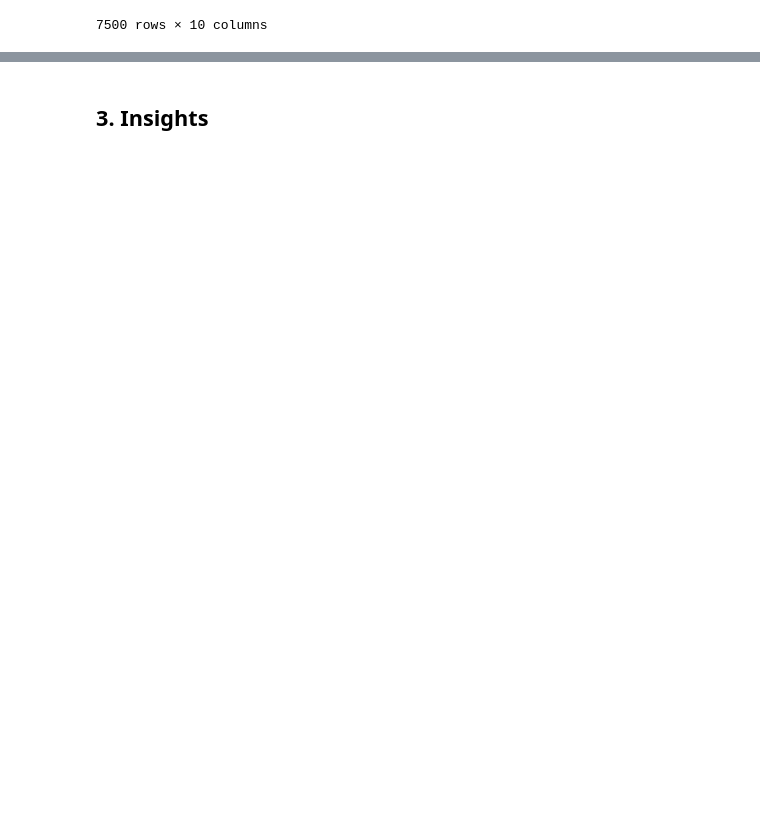
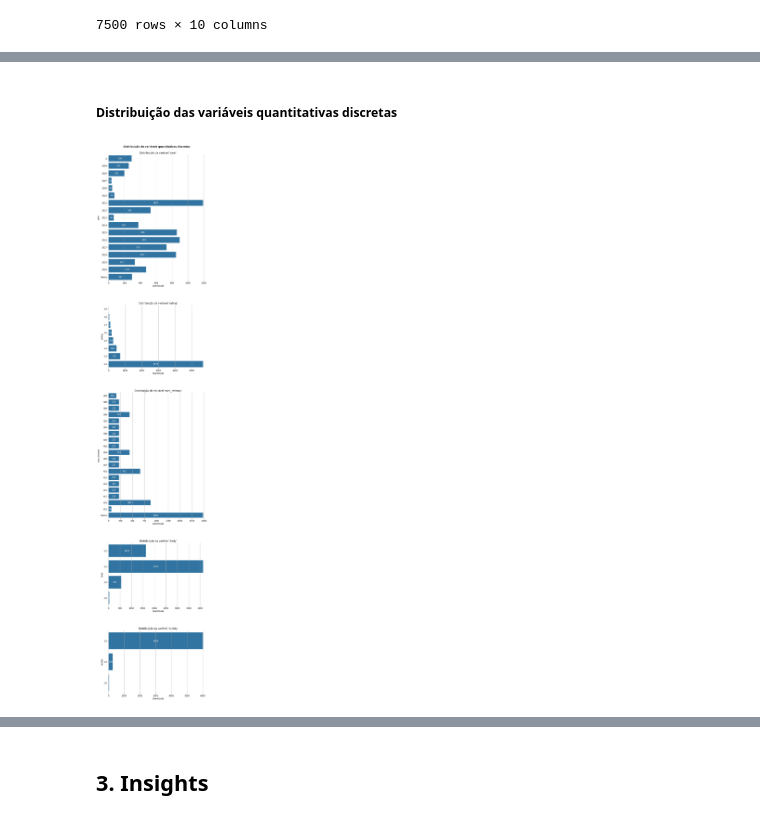
Before and after one commit to atlantico-academy/sommeliers-de-dados, a Jupyter notebook: notebooks/01-exploratory_data_analysis.ipynb, the cells around one changed output, grey strips where cells are left out. Cells and saved outputs as stored; diff of their text form; code cells hidden in the pictures; blank space fills up the shorter version.

```diff
--- a/notebooks/01-exploratory_data_analysis.ipynb
+++ b/notebooks/01-exploratory_data_analysis.ipynb
@@ -194,0 +243,52 @@ df.describe(include='all')
+# %% [markdown]
+##### Distribuição das variáveis quantitativas discretas
+# %%
+df[['year', 'num_reviews']] = df[['year', 'num_reviews']].fillna(-1)
+df[['year', 'num_reviews']] = df[['year', 'num_reviews']].astype(int)
+# %%
+fig, axes = plt.subplots(5, 1, figsize=(10,40),gridspec_kw={'height_ratios':[2, 1, 2, 1, 1]})
+plt.tight_layout(pad=10)
+fig.suptitle('Distribuição de variáveis quantitativas discretas', fontweight='bold')
+
+for i, variavel in enumerate(df_dict.query("subtipo == 'discreta'").variavel.to_list()):
+    if variavel == 'year' or variavel == 'num_reviews':
+        total = df[variavel].count()
+        value_counts = df[variavel].value_counts()
+        value_counts_filtered = value_counts[(value_counts / total) > 0.005]
+        df_ncopy = df.query(f"{variavel} in @value_counts_filtered.index")
+        order = df_ncopy[variavel].value_counts().index.tolist()
+        order.sort()
+        order.append('Outros')
+        df_copy = df.copy()
+        df_copy[variavel] = df_copy[variavel].astype(str)
+        df_copy.loc[~df_copy[variavel].isin(value_counts_filtered.index.astype(str)), variavel] = 'Outros'
+
+        ax = sns.countplot(
+            data=df_copy,
+            y=variavel,
+            ax=axes.flatten()[i],
+            order = order
+        )
+    else:
+        ax = sns.countplot(
+            data=df,
+            y=variavel,
+            ax=axes.flatten()[i]
+        )
+
+    ax.bar_label(
+        ax.containers[0],
+        fmt='%.0f',
+        label_type='center',
+        color='white'
+    )
+
+    ax.set(frame_on=False)
+    ax.set_title(f"Distribuição da variável '{variavel}'")
+    plt.ylabel(variavel)
+    ax.set_xlabel('Quantidade')
+    ax.grid(axis='x', linestyle='-')
+
+plt.show()
+# %% [output]
+[figure, added]
```
Also changed, not shown: parts of 75 cells of this notebook, 1 other file.
